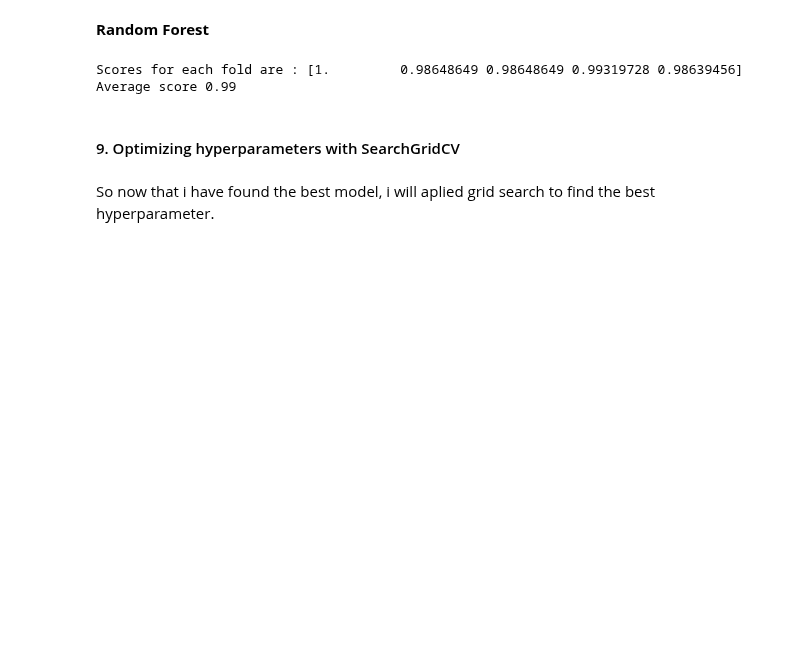
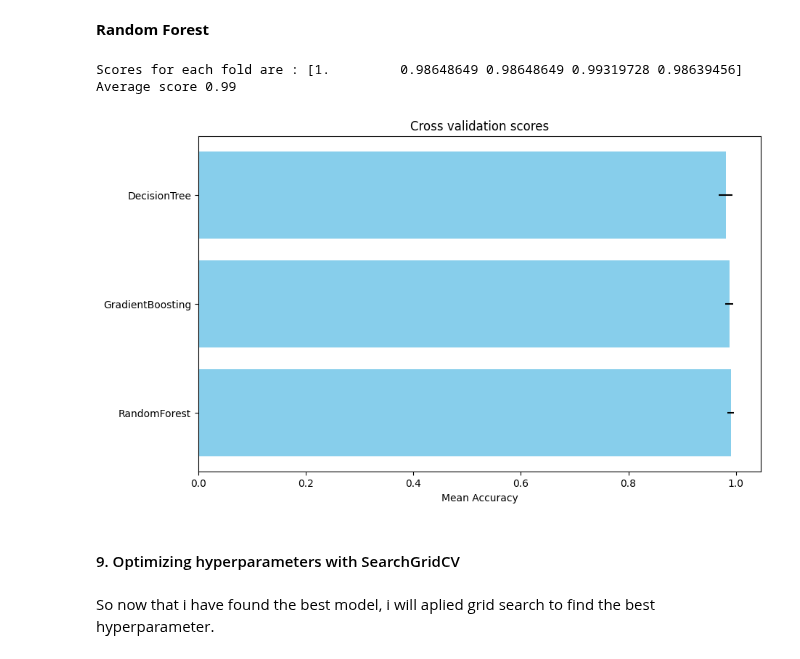
Before and after one commit to GabrielaArzateR/Predicting_startup_succes-, a Jupyter notebook: notebook/experimentation.ipynb, the cells around one changed output. Cells and saved outputs as stored; diff of their text form; code cells hidden in the pictures; blank space fills up the shorter version.

```diff
--- a/notebook/experimentation.ipynb
+++ b/notebook/experimentation.ipynb
@@ -796,10 +825,10 @@ from sklearn import tree
 
 kf = KFold(n_splits=5, shuffle=True, random_state=42)
 
-score =  cross_val_score(tree.DecisionTreeClassifier(random_state = 42),
+score_dt =  cross_val_score(tree.DecisionTreeClassifier(random_state = 42),
                          x_train,  y_train, cv = kf , scoring = "accuracy")
-print(f'Scores for each fold are : {score}')
-print(f'Average score {"{:.2f}".format(score.mean())}')
+print(f'Scores for each fold are : {score_dt}')
+print(f'Average score {"{:.2f}".format(score_dt.mean())}')
 # %% [output]
 Scores for each fold are : [0.99324324 0.95945946 0.98648649 0.97959184 0.98639456]
 Average score 0.98
@@ -821,13 +850,30 @@ Average score: 0.99
 # %%
 from sklearn import ensemble
 
-score = cross_val_score(ensemble.RandomForestClassifier(random_state = 42),
+score_rf = cross_val_score(ensemble.RandomForestClassifier(random_state = 42),
                         x_train, y_train, cv = kf, scoring = "accuracy")
-print(f'Scores for each fold are : {score}')
-print(f'Average score {"{:.2f}".format(score.mean())}')
+print(f'Scores for each fold are : {score_rf}')
+print(f'Average score {"{:.2f}".format(score_rf.mean())}')
 # %% [output]
 Scores for each fold are : [1.         0.98648649 0.98648649 0.99319728 0.98639456]
 Average score 0.99
+# %%
+
+# Creating a DataFrame with the results
+cv_results = pd.DataFrame({
+    "Algorithm": ["RandomForest", "GradientBoosting", "DecisionTree"],
+    "CrossValMeans": [pd.Series(score_rf).mean(), pd.Series(score_gb).mean(), pd.Series(score_dt).mean()],
+    "CrossValErrors": [pd.Series(score_rf).std(), pd.Series(score_gb).std(), pd.Series(score_dt).std()]
+})
+
+# Plotting
+plt.figure(figsize=(10, 6))
+plt.barh(cv_results["Algorithm"], cv_results["CrossValMeans"], xerr=cv_results["CrossValErrors"], color="skyblue")
+plt.xlabel("Mean Accuracy")
+plt.title("Cross validation scores")
+plt.show()
+# %% [output]
+[figure, added]
 # %% [markdown]
 #### 9. Optimizing hyperparameters with SearchGridCV ###
 # %% [markdown]
```
Also changed, not shown: parts of 12 cells of this notebook.
